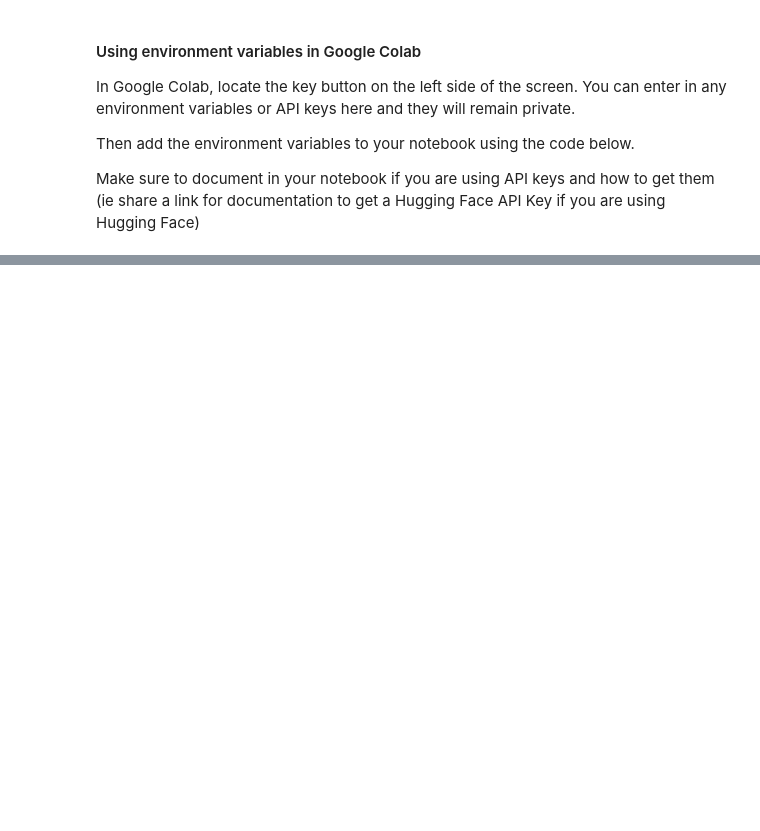
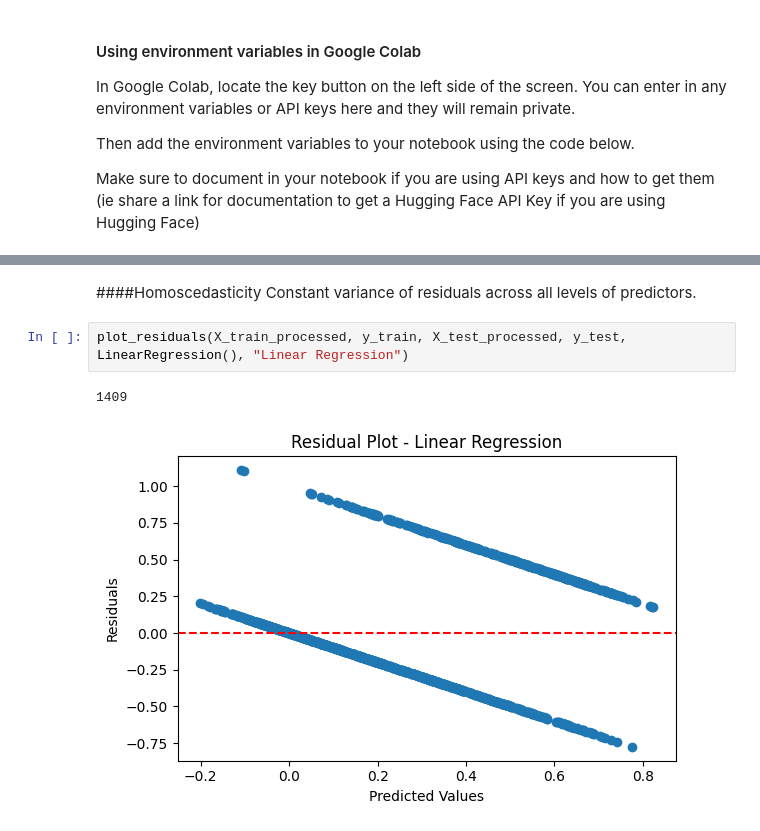
Before and after one commit to dvm14/Duke-XAI, a Jupyter notebook: diya_assignment2.ipynb, the cells around one changed output, grey strips where cells are left out. Drawn from its saved outputs; the diff is of its cells as text; blank space fills up the shorter version.

```diff
--- a/diya_assignment2.ipynb
+++ b/diya_assignment2.ipynb
@@ -62,0 +277,8 @@ userdata.get('secretName')
+# %% [markdown]
+####Homoscedasticity
+Constant variance of residuals across all levels of predictors.
+# %%
+plot_residuals(X_train_processed, y_train, X_test_processed, y_test, LinearRegression(), "Linear Regression")
+# %% [output]
+1409
+[figure, added]
```
Also changed, not shown: parts of 58 cells of this notebook.
